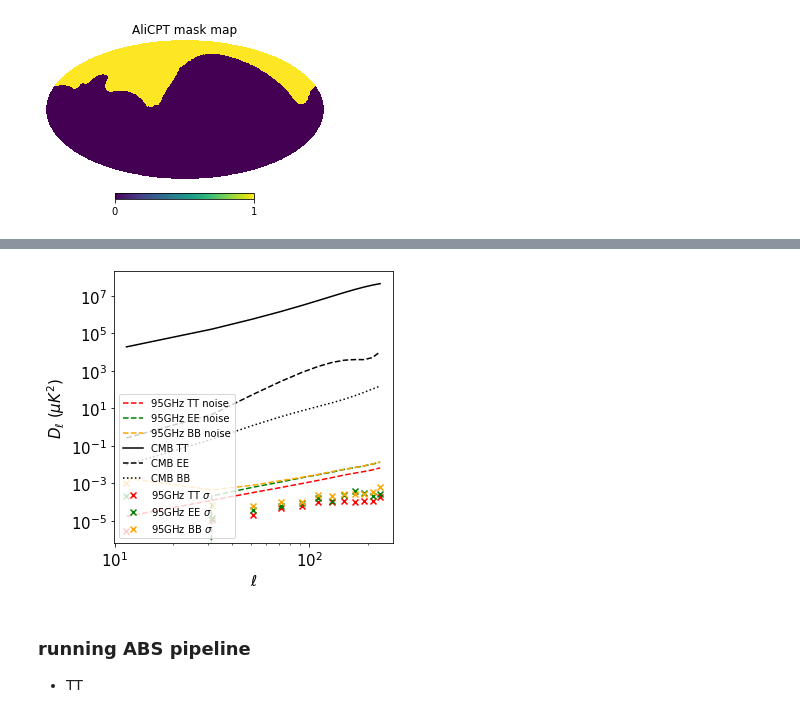
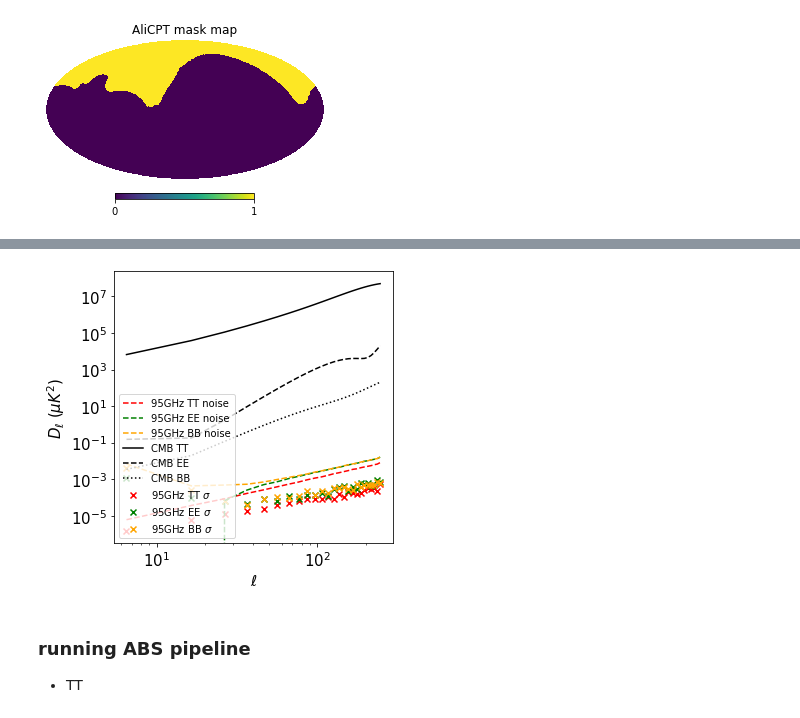
Before and after one commit to gioacchinowang/afra, a Jupyter notebook: tutorials/tutorial04.ipynb, the cells around one changed output, grey strips where cells are left out. Saved outputs shown, nothing was run; the diff lists cells and outputs as text; code cells hidden in the pictures.

```diff
--- a/tutorials/tutorial04.ipynb
+++ b/tutorials/tutorial04.ipynb
@@ -69,9 +69,10 @@ hp.mollview(mask,title='AliCPT mask map',hold=True)
 %%time
 
 RESAMP = 10  # size of resampling
-BINNING = 20
+BINNING = 10
 NPIX = 12*NSIDE**2
-est = ap.pstimator(nside=NSIDE, mask=mask.reshape(1,-1),aposcale=6.0,psbin=BINNING)
+APOSCALE = 6.
+est = ap.pstimator(nside=NSIDE, mask=mask.reshape(1,-1),aposcale=APOSCALE,psbin=BINNING)
 
 # calculate binned CMB band-power from input Cl
 cmb_dl = np.zeros((4,len(est.modes)))
@@ -142,4 +143,4 @@ Wall time: 30.4 s
-[figure, old version]
+[figure, new version]
 # %% [markdown]
 ### running ABS pipeline
 
```
Also changed, not shown: parts of 15 cells of this notebook, 17 other files.
